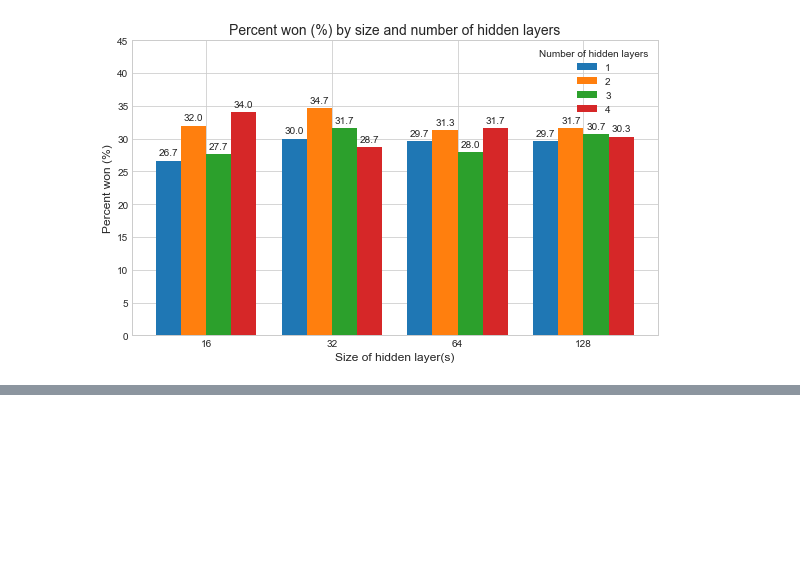
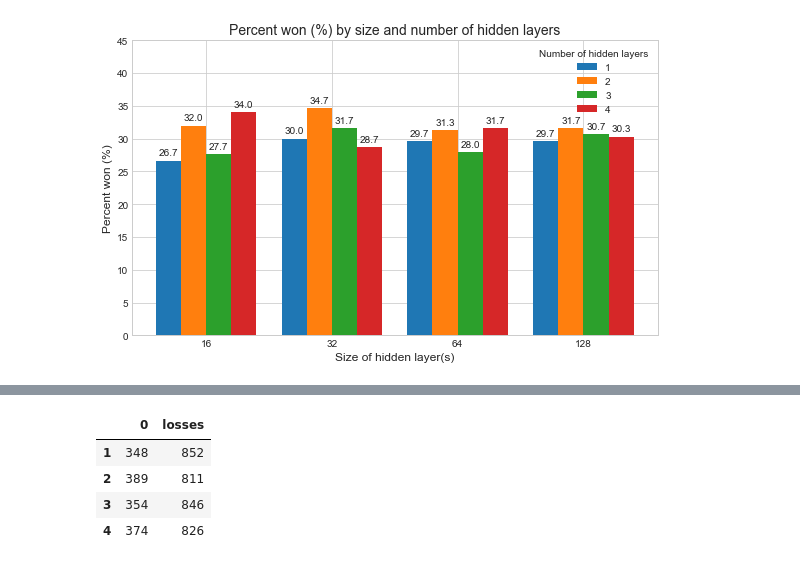
Before and after one commit to dekzok/schnapsen, a Jupyter notebook: data_analysis.ipynb, the cells around one changed output, grey strips where cells are left out. Cells and saved outputs as stored; diff of their text form; code cells hidden in the pictures; blank space fills up the shorter version.

```diff
--- a/data_analysis.ipynb
+++ b/data_analysis.ipynb
@@ -115,0 +166,10 @@ plt.show()
+# %%
+total_n = wins_total_won.sum(axis=1).to_frame()
+total_n['losses'] = total_n.applymap(remainder)
+total_n
+# %% [output]
+|  | 0 | losses |
+| 1 | 348 | 852 |
+| 2 | 389 | 811 |
+| 3 | 354 | 846 |
+| 4 | 374 | 826 |
```
Also changed, not shown: parts of 6 cells of this notebook.
